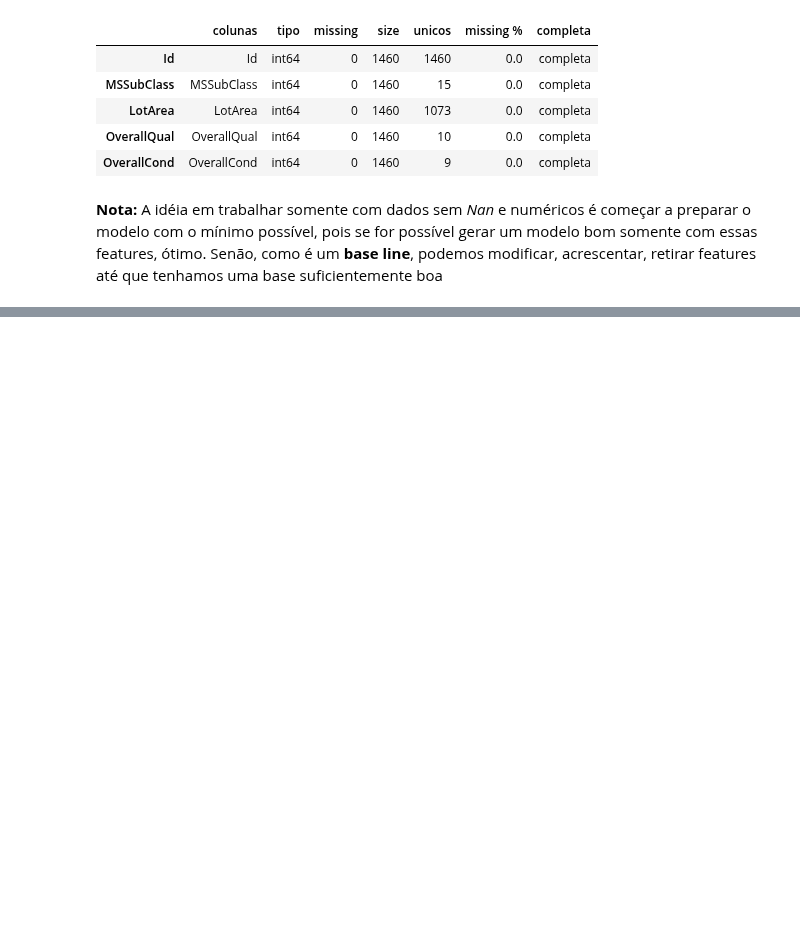
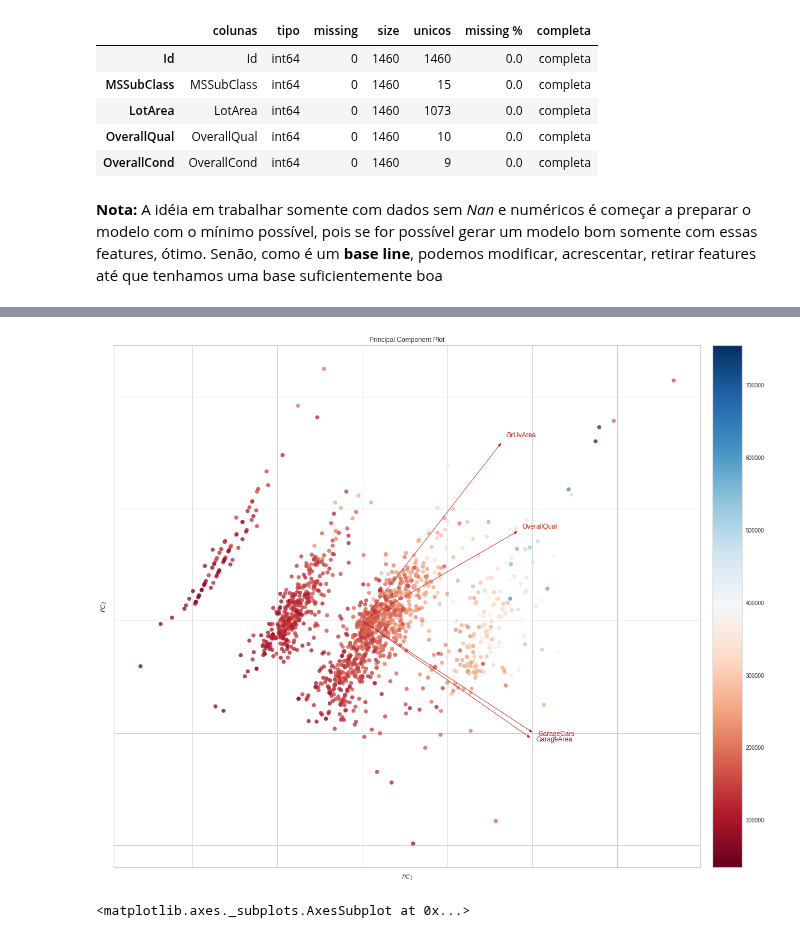
Before and after one commit to mikaelcordeiro/semanas, a Jupyter notebook: semana6/semana_6.ipynb, the cells around one changed output, grey strips where cells are left out. Drawn from its saved outputs; the diff is of its cells as text; code cells hidden in the pictures; blank space fills up the shorter version.

```diff
--- a/semana6/semana_6.ipynb
+++ b/semana6/semana_6.ipynb
@@ -210,0 +255,8 @@ plt.show()
+# %%
+plt.figure(figsize=(17, 14))
+visualizador_dois = ybf.PCA(scale=True, proj_features=True, projection=2)
+visualizador_dois.fit_transform(x_treino[['GarageArea', 'GarageCars', 'GrLivArea', 'OverallQual']], y_treino)
+visualizador_dois.show()
+# %% [output]
+[figure, added]
+<matplotlib.axes._subplots.AxesSubplot at 0x...>
```
Also changed, not shown: parts of 61 cells of this notebook.
